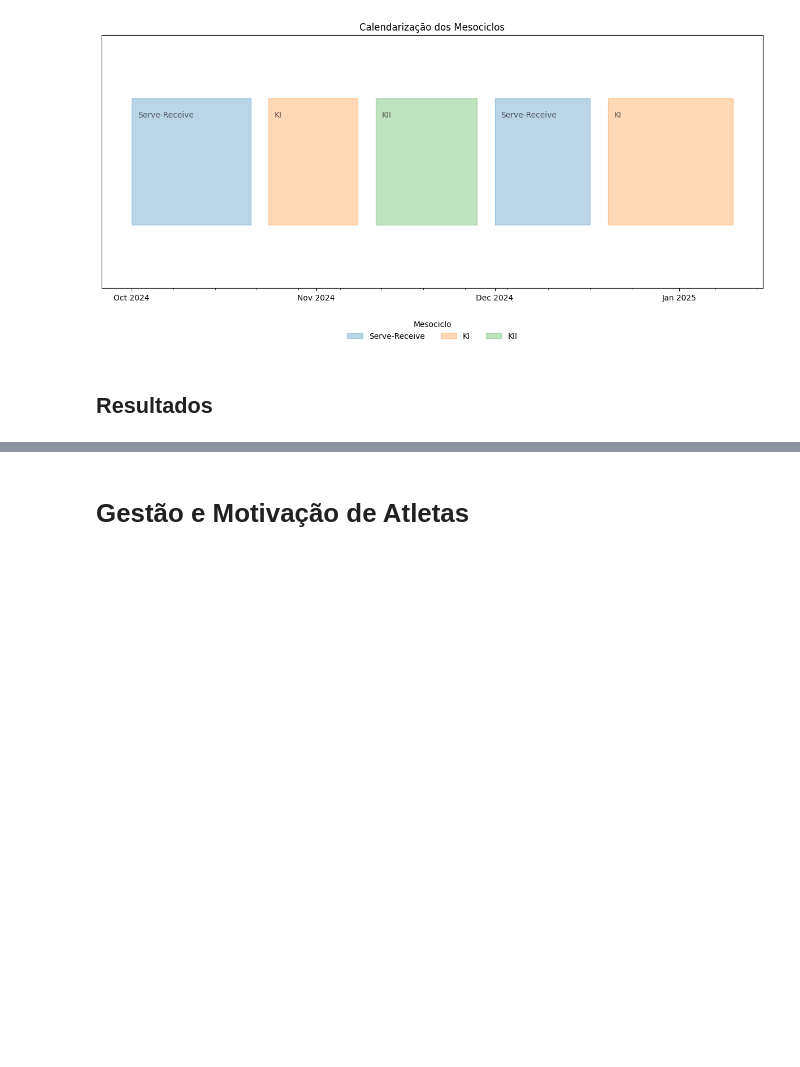
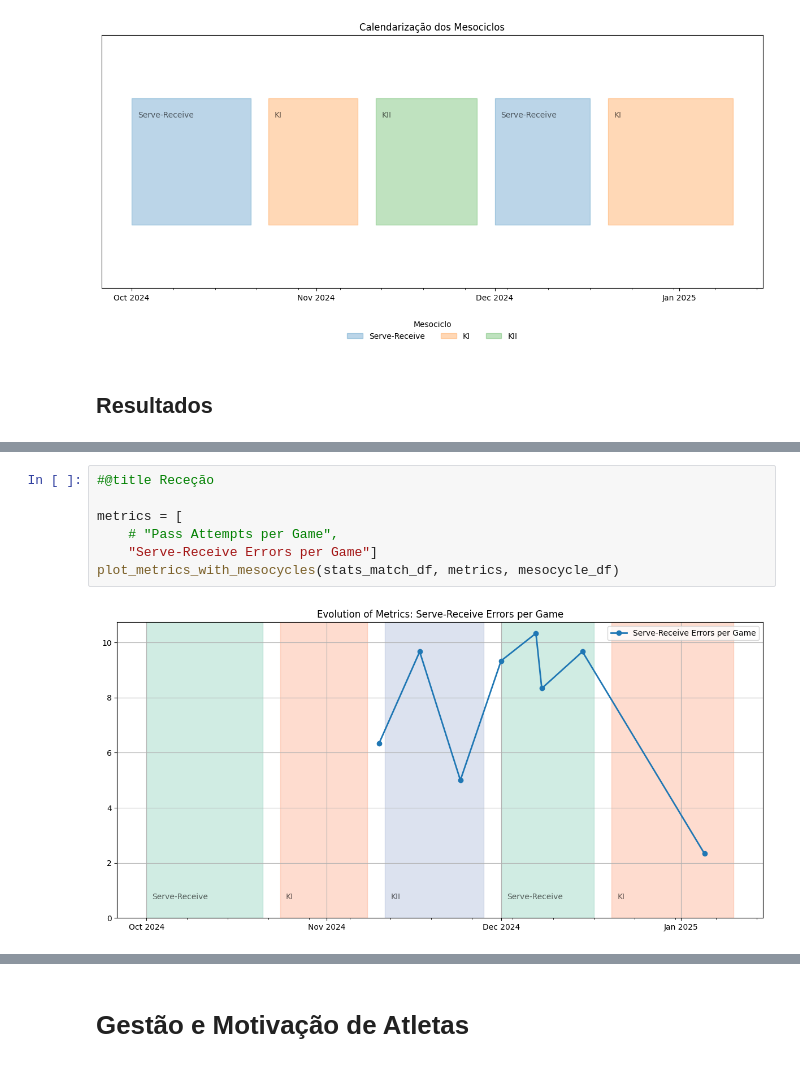
Before and after one commit to pmalves/coach-report-lv1, a Jupyter notebook: Dossier_de_Estágio_Pedro_Alves.ipynb, the cells around one changed output, grey strips where cells are left out. Saved outputs shown, nothing was run; the diff lists cells and outputs as text; blank space fills up the shorter version.

```diff
--- a/Dossier_de_Estágio_Pedro_Alves.ipynb
+++ b/Dossier_de_Estágio_Pedro_Alves.ipynb
@@ -840,0 +984,9 @@ Vamos agora tentar entender a evolução de métricas específicas do jogo, prin
+# %%
+#@title Receção
+
+metrics = [
+    # "Pass Attempts per Game",
+    "Serve-Receive Errors per Game"]
+plot_metrics_with_mesocycles(stats_match_df, metrics, mesocycle_df)
+# %% [output]
+[figure, added]
```
Also changed, not shown: parts of 11 cells of this notebook.
